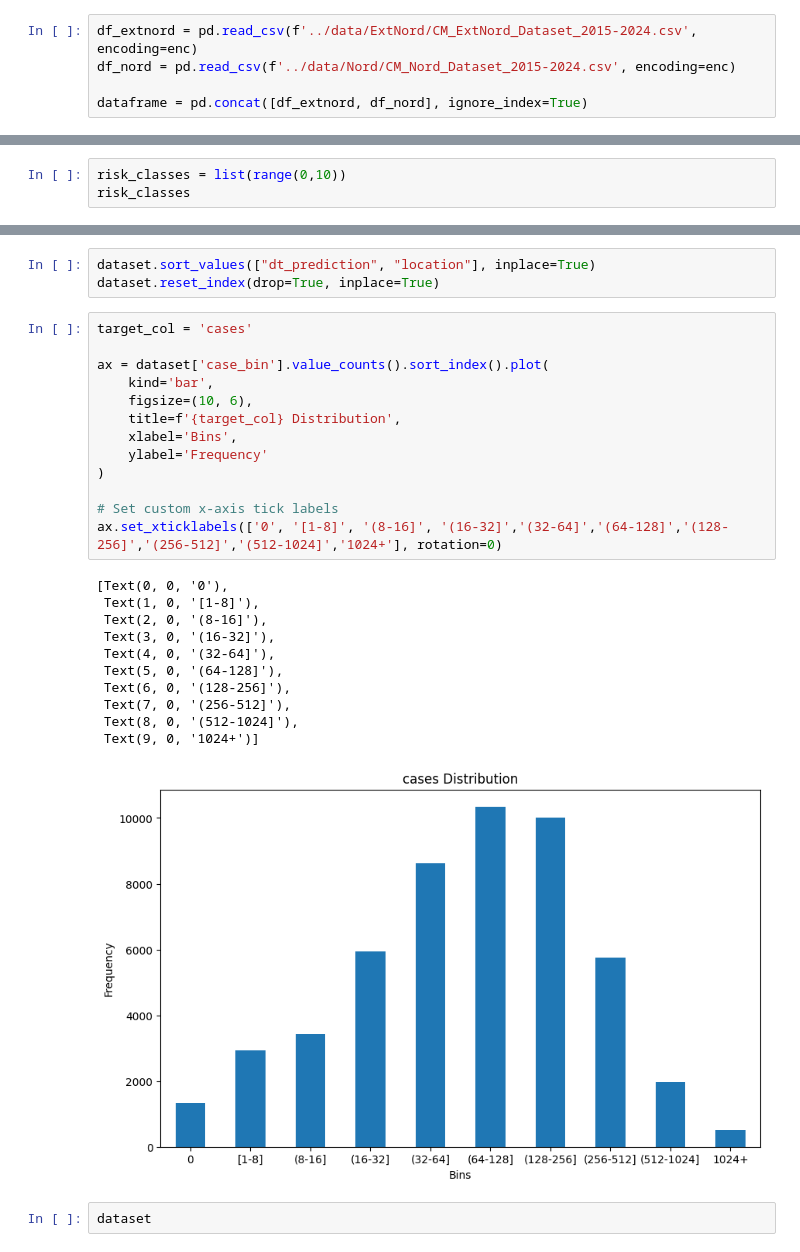
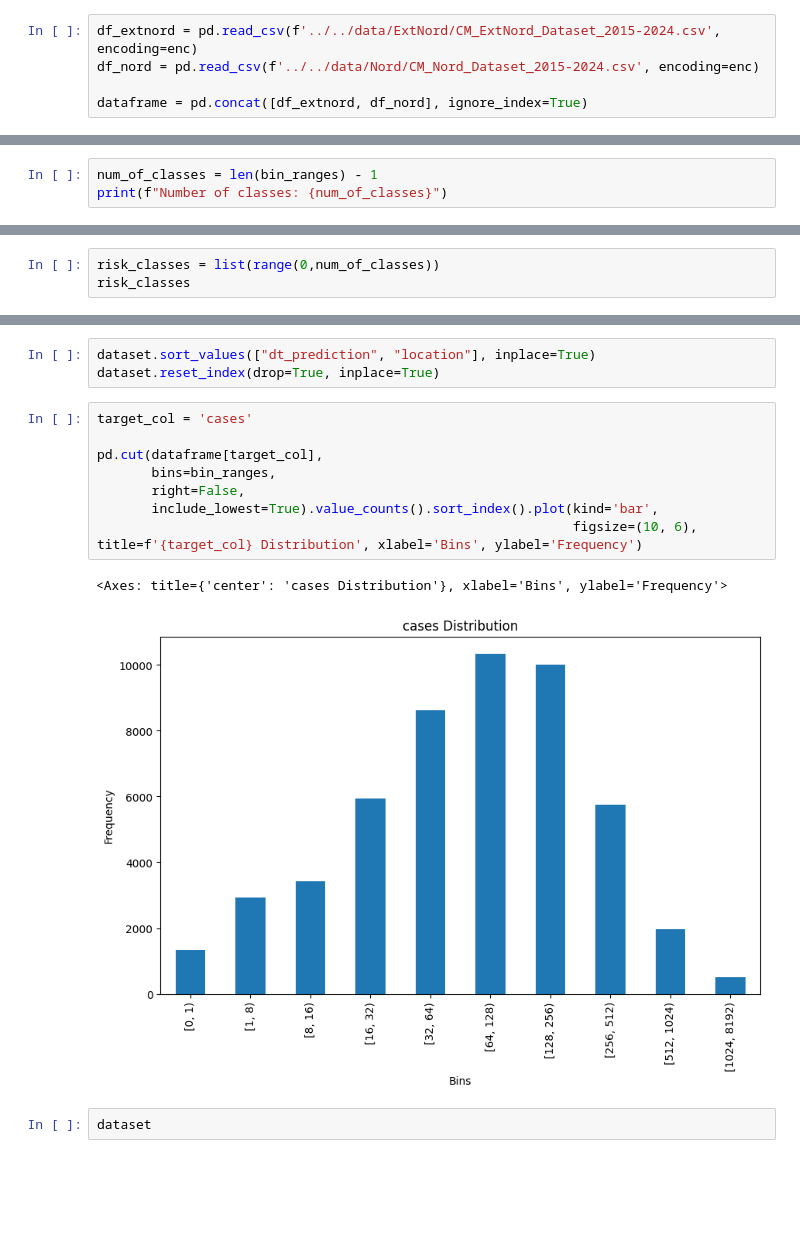
Before and after one commit to dsainidis/MBD-Prediction, a Jupyter notebook: NUTS3 Level/Cameroon/notebooks/modeling/07_CM_Modeling_bins_custom_KFOLD.ipynb, the cells around one changed output, grey strips where cells are left out. Cells and saved outputs as stored; diff of their text form; blank space fills up the shorter version.

```diff
--- a/NUTS3 Level/Cameroon/notebooks/modeling/07_CM_Modeling_bins_custom_KFOLD.ipynb
+++ b/NUTS3 Level/Cameroon/notebooks/modeling/07_CM_Modeling_bins_custom_KFOLD.ipynb
@@ -19,8 +20,8 @@ from Model_Validation_Module import *
 
 enc = 'utf-8'
 # %%
-df_extnord = pd.read_csv(f'../data/ExtNord/CM_ExtNord_Dataset_2015-2024.csv', encoding=enc)
-df_nord = pd.read_csv(f'../data/Nord/CM_Nord_Dataset_2015-2024.csv', encoding=enc)
+df_extnord = pd.read_csv(f'../../data/ExtNord/CM_ExtNord_Dataset_2015-2024.csv', encoding=enc)
+df_nord = pd.read_csv(f'../../data/Nord/CM_Nord_Dataset_2015-2024.csv', encoding=enc)
 
 dataframe = pd.concat([df_extnord, df_nord], ignore_index=True)
 # %%
@@ -73,3 +74,6 @@ bin_ranges = [0,
               #2048,
               #4096,
               8192]
+# %%
+num_of_classes = len(bin_ranges) - 1
+print(f"Number of classes: {num_of_classes}")
@@ -76,5 +82,5 @@ bin_ranges = [0,
 # %%
-risk_classes = list(range(0,10))
+risk_classes = list(range(0,num_of_classes))
 risk_classes
 # %% [output]
 [0, 1, 2, 3, 4, 5, 6, 7, 8, 9]
@@ -100,28 +106,14 @@ dataset.reset_index(drop=True, inplace=True)
 # %%
 target_col = 'cases'
 
-ax = dataset['case_bin'].value_counts().sort_index().plot(
-    kind='bar',
-    figsize=(10, 6),
-    title=f'{target_col} Distribution',
-    xlabel='Bins',
-    ylabel='Frequency'
-)
-
-# Set custom x-axis tick labels
-ax.set_xticklabels(['0', '[1-8]', '(8-16]', '(16-32]','(32-64]','(64-128]','(128-256]','(256-512]','(512-1024]','1024+'], rotation=0)
+pd.cut(dataframe[target_col],
+       bins=bin_ranges,
+       right=False,
+       include_lowest=True).value_counts().sort_index().plot(kind='bar',
+                                                             figsize=(10, 6), title=f'{target_col} Distribution', xlabel='Bins', ylabel='Frequency')
 # %% [output]
-[Text(0, 0, '0'),
- Text(1, 0, '[1-8]'),
- Text(2, 0, '(8-16]'),
- Text(3, 0, '(16-32]'),
- Text(4, 0, '(32-64]'),
- Text(5, 0, '(64-128]'),
- Text(6, 0, '(128-256]'),
- Text(7, 0, '(256-512]'),
- Text(8, 0, '(512-1024]'),
- Text(9, 0, '1024+')]
+<Axes: title={'center': 'cases Distribution'}, xlabel='Bins', ylabel='Frequency'>
-[figure, old version]
+[figure, new version]
 # %%
 dataset
 # %% [output]
```
Also changed, not shown: parts of 5 cells of this notebook, 17 other files.
